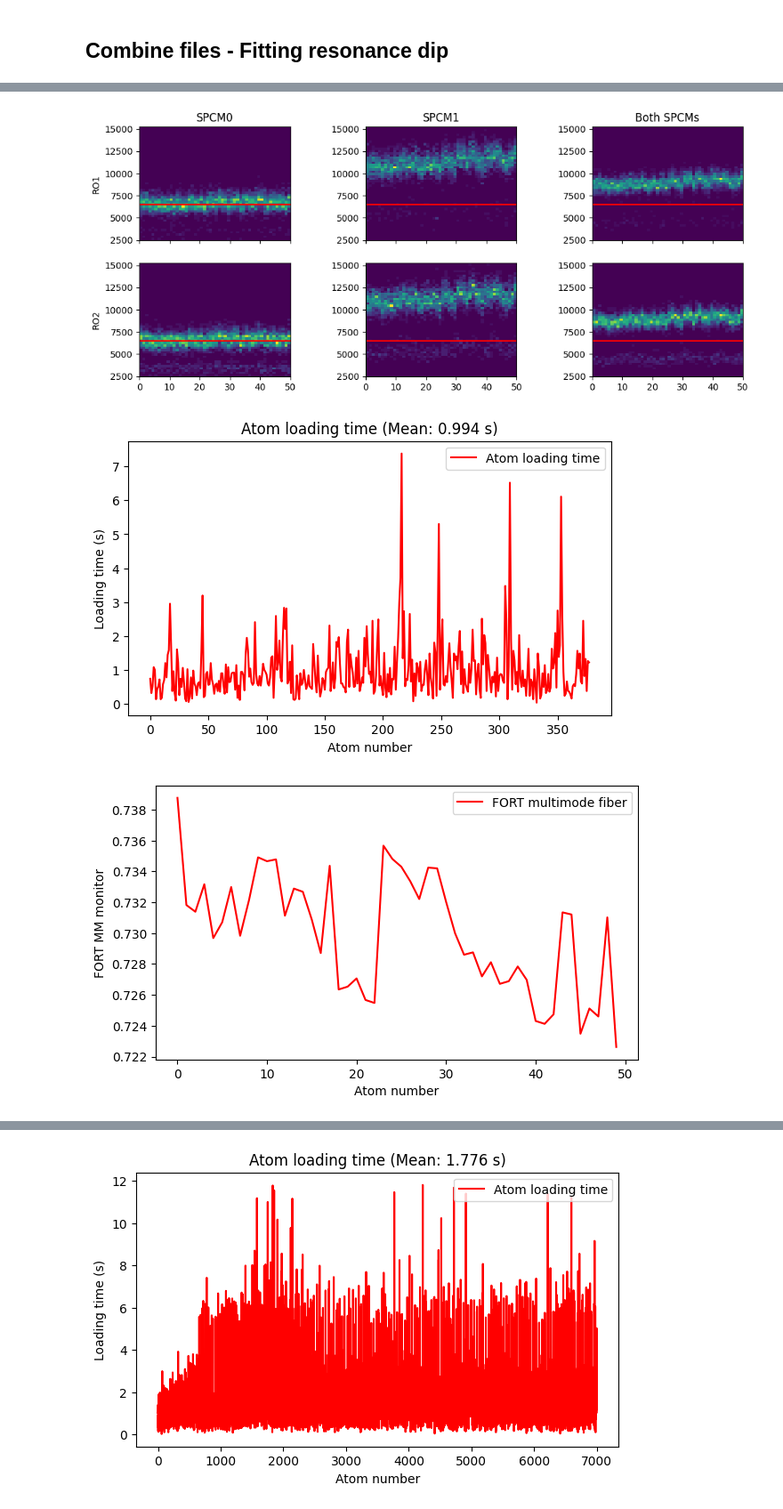
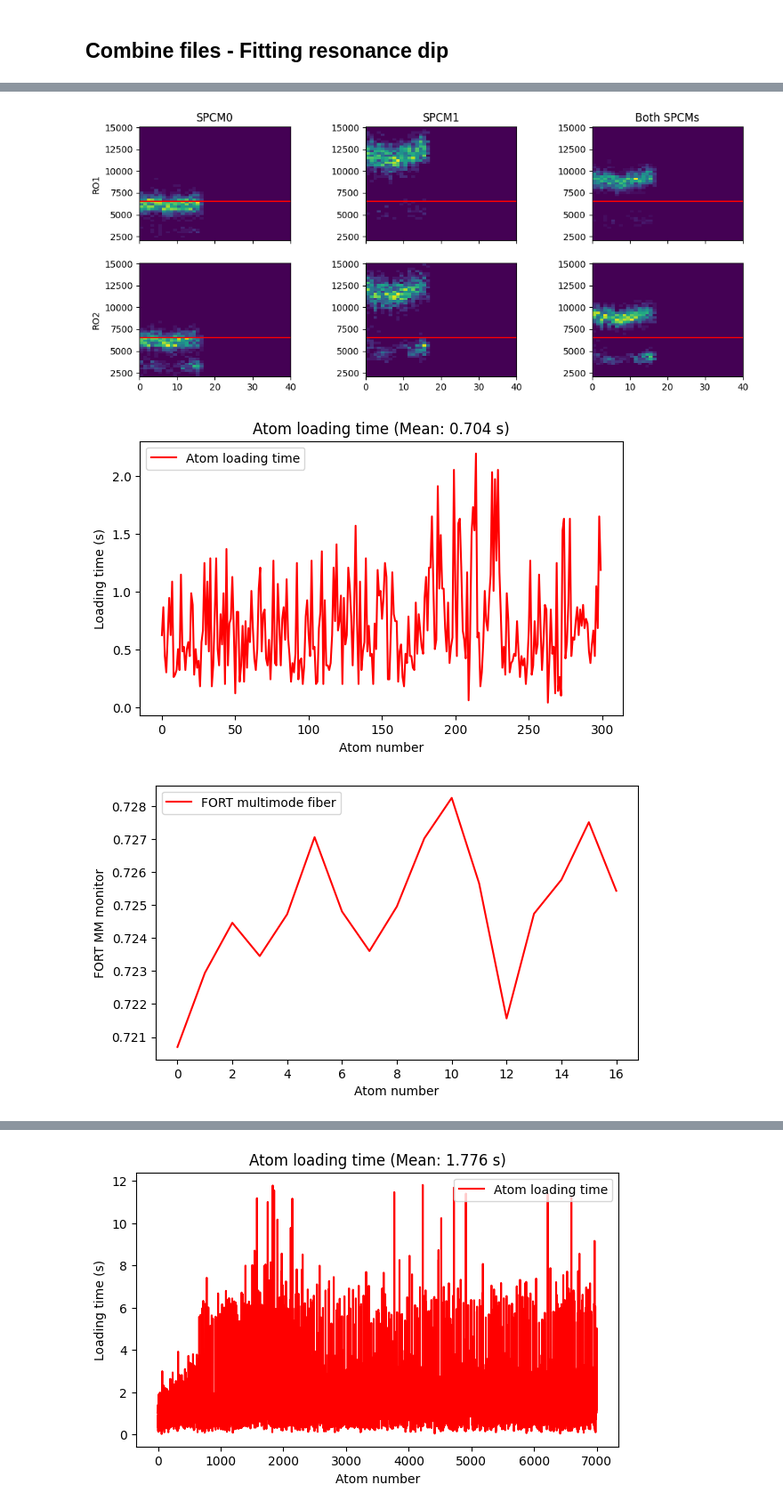
Before and after one commit to QuantumQuadrate/qn_artiq_routines, a Jupyter notebook: Analysis/Single atom analysis/atom_loading_analysis_2025.ipynb, the cells around one changed output, grey strips where cells are left out. Shown at 89% size. Cells and saved outputs as stored; diff of their text form; code cells hidden in the pictures.

```diff
--- a/Analysis/Single atom analysis/atom_loading_analysis_2025.ipynb
+++ b/Analysis/Single atom analysis/atom_loading_analysis_2025.ipynb
@@ -23,7 +23,7 @@ print(set_point_PD6_AOM_A6)
 0.078
 0.078
 # %%
-date_filters = ["2026-02-10"]
+date_filters = ["2026-02-11"]
 
 from matplotlib import pyplot as plt
 import matplotlib as mpl
@@ -100,7 +100,7 @@ With fitting the resonance for microwave scans
 """
 ### the file(s) to analyze:
 file_indices = {
-    27:'',
+    22:'',
     # 45:'',
     # 47:'',
     # 49:'',
@@ -409,3 +410,3 @@ center=337308914.4371, sigma=1341.0137, depth=0.0000
-[figure, old version]
+[figure, new version]
-[figure, old version]
+[figure, new version]
-[figure, old version]
+[figure, new version]
```
Also changed, not shown: parts of 4 cells of this notebook, 4 other files.
